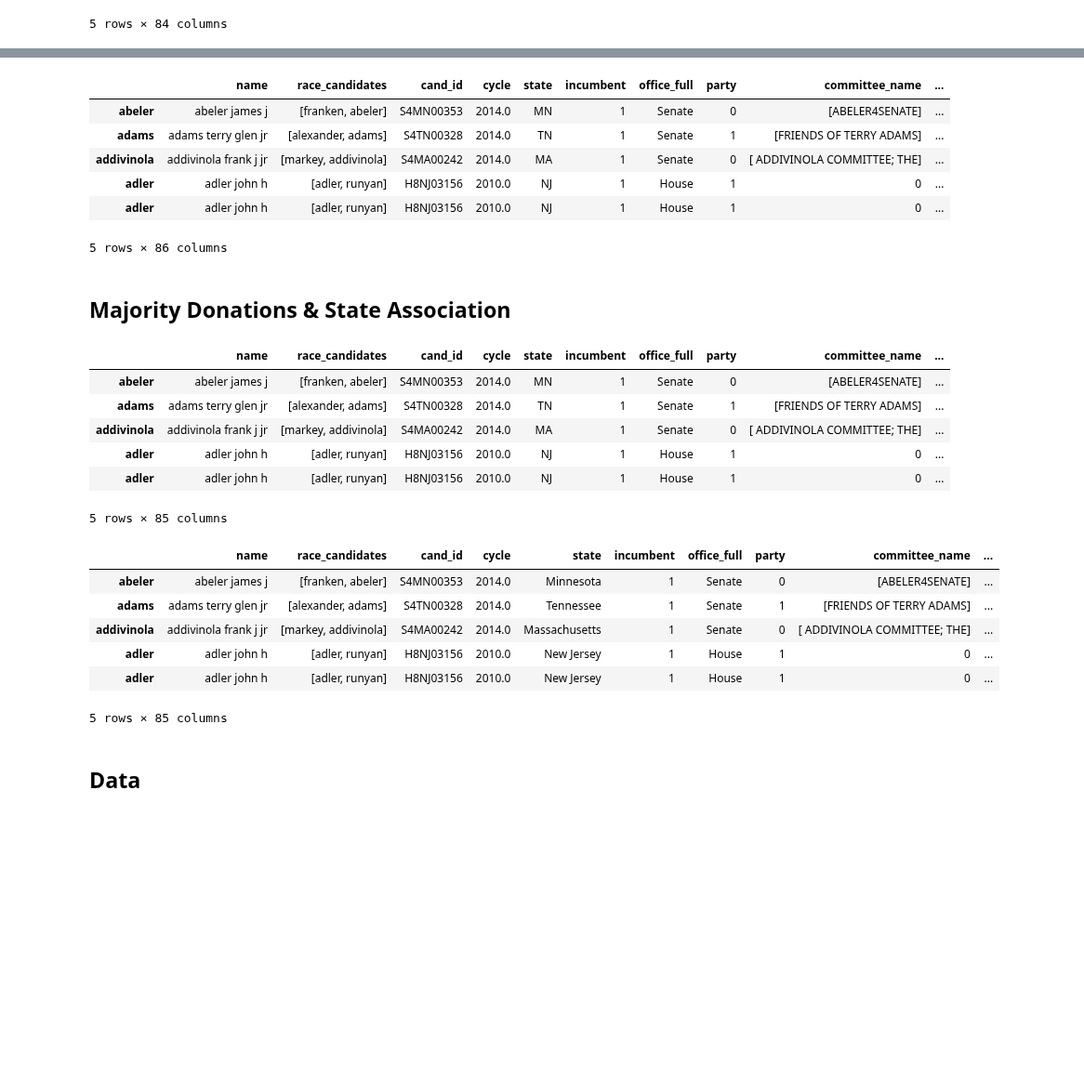
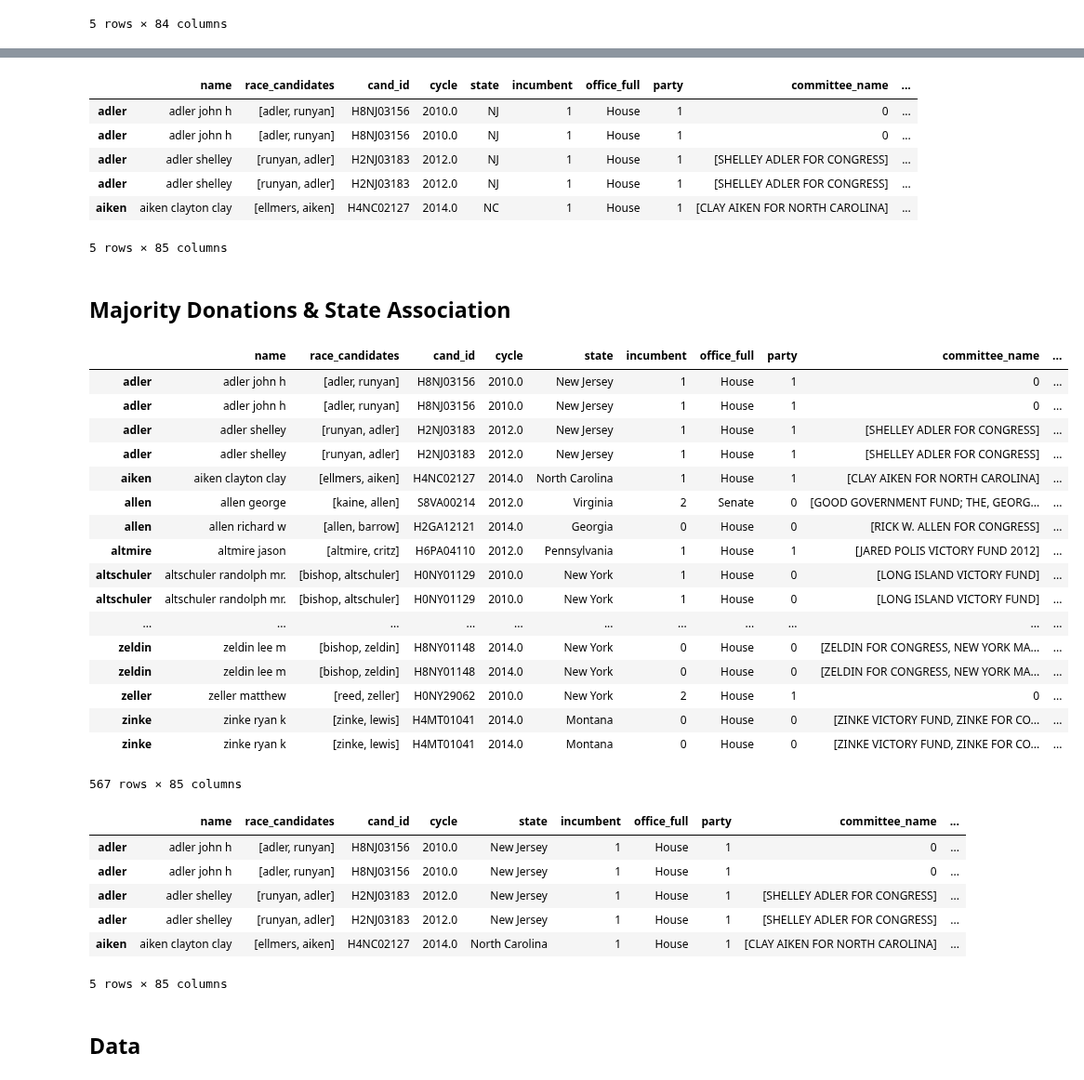
Before and after one commit to Nlorio/election-forecast, a Jupyter notebook: notebooks/3-modeling/FEC_poll_model.ipynb, the cells around one changed output, grey strips where cells are left out. Shown at 93% size. Cells and saved outputs as stored; diff of their text form; code cells hidden in the pictures; blank space fills up the shorter version.

```diff
--- a/notebooks/3-modeling/FEC_poll_model.ipynb
+++ b/notebooks/3-modeling/FEC_poll_model.ipynb
@@ -161,0 +174,8 @@ df = df.set_index('last_name').join(cand_poll_spread)
+# %%
+# Replace NAN spread values with the average. This may not be a good idea. We could just drop these rows. Open to alternatives.
+# average_spread = df.spread.mean()
+# spread = df.spread.fillna(average_spread)
+# df['spread'] = spread
+# df = df.drop(columns = ['year'])
+df = df[df.spread.notnull()]
+df.head()
@@ -163,30 +202,35 @@ df = df.set_index('last_name').join(cand_poll_spread)
 df.head()
 # %% [output]
 |  | name | race_candidates | cand_id | cycle | state | incumbent | office_full | party | committee_name | ... |
-| abeler | abeler james j | [franken, abeler] | S4MN00353 | 2014.0 | MN | 1 | Senate | 0 | [ABELER4SENATE] | ... |
-| adams | adams terry glen jr | [alexander, adams] | S4TN00328 | 2014.0 | TN | 1 | Senate | 1 | [FRIENDS OF TERRY ADAMS] | ... |
-| addivinola | addivinola frank j jr | [markey, addivinola] | S4MA00242 | 2014.0 | MA | 1 | Senate | 0 | [ ADDIVINOLA COMMITTEE; THE] | ... |
 | adler | adler john h | [adler, runyan] | H8NJ03156 | 2010.0 | NJ | 1 | House | 1 | 0 | ... |
 | adler | adler john h | [adler, runyan] | H8NJ03156 | 2010.0 | NJ | 1 | House | 1 | 0 | ... |
+| adler | adler shelley | [runyan, adler] | H2NJ03183 | 2012.0 | NJ | 1 | House | 1 | [SHELLEY ADLER FOR CONGRESS] | ... |
+| adler | adler shelley | [runyan, adler] | H2NJ03183 | 2012.0 | NJ | 1 | House | 1 | [SHELLEY ADLER FOR CONGRESS] | ... |
+| aiken | aiken clayton clay | [ellmers, aiken] | H4NC02127 | 2014.0 | NC | 1 | House | 1 | [CLAY AIKEN FOR NORTH CAROLINA] | ... |
-5 rows × 86 columns
+5 rows × 85 columns
-# %%
-# Replace NAN spread values with the average. This may not be a good idea. We could just drop these rows. Open to alternatives.
-average_spread = df.spread.mean()
-spread = df.spread.fillna(average_spread)
-df['spread'] = spread
-df = df.drop(columns = ['year'])
 # %% [markdown]
 ## Majority Donations & State Association
 # %%
-df.head()
+df
 # %% [output]
 |  | name | race_candidates | cand_id | cycle | state | incumbent | office_full | party | committee_name | ... |
-| abeler | abeler james j | [franken, abeler] | S4MN00353 | 2014.0 | MN | 1 | Senate | 0 | [ABELER4SENATE] | ... |
-| adams | adams terry glen jr | [alexander, adams] | S4TN00328 | 2014.0 | TN | 1 | Senate | 1 | [FRIENDS OF TERRY ADAMS] | ... |
-| addivinola | addivinola frank j jr | [markey, addivinola] | S4MA00242 | 2014.0 | MA | 1 | Senate | 0 | [ ADDIVINOLA COMMITTEE; THE] | ... |
-| adler | adler john h | [adler, runyan] | H8NJ03156 | 2010.0 | NJ | 1 | House | 1 | 0 | ... |
-| adler | adler john h | [adler, runyan] | H8NJ03156 | 2010.0 | NJ | 1 | House | 1 | 0 | ... |
+| adler | adler john h | [adler, runyan] | H8NJ03156 | 2010.0 | New Jersey | 1 | House | 1 | 0 | ... |
+| adler | adler john h | [adler, runyan] | H8NJ03156 | 2010.0 | New Jersey | 1 | House | 1 | 0 | ... |
+| adler | adler shelley | [runyan, adler] | H2NJ03183 | 2012.0 | New Jersey | 1 | House | 1 | [SHELLEY ADLER FOR CONGRESS] | ... |
+| adler | adler shelley | [runyan, adler] | H2NJ03183 | 2012.0 | New Jersey | 1 | House | 1 | [SHELLEY ADLER FOR CONGRESS] | ... |
+| aiken | aiken clayton clay | [ellmers, aiken] | H4NC02127 | 2014.0 | North Carolina | 1 | House | 1 | [CLAY AIKEN FOR NORTH CAROLINA] | ... |
+| allen | allen george | [kaine, allen] | S8VA00214 | 2012.0 | Virginia | 2 | Senate | 0 | [GOOD GOVERNMENT FUND; THE, GEORG... | ... |
+| allen | allen richard w | [allen, barrow] | H2GA12121 | 2014.0 | Georgia | 0 | House | 0 | [RICK W. ALLEN FOR CONGRESS] | ... |
+| altmire | altmire jason | [altmire, critz] | H6PA04110 | 2012.0 | Pennsylvania | 1 | House | 1 | [JARED POLIS VICTORY FUND 2012] | ... |
+| altschuler | altschuler randolph mr. | [bishop, altschuler] | H0NY01129 | 2010.0 | New York | 1 | House | 0 | [LONG ISLAND VICTORY FUND] | ... |
+| altschuler | altschuler randolph mr. | [bishop, altschuler] | H0NY01129 | 2010.0 | New York | 1 | House | 0 | [LONG ISLAND VICTORY FUND] | ... |
+| ... | ... | ... | ... | ... | ... | ... | ... | ... | ... | ... |
+| zeldin | zeldin lee m | [bishop, zeldin] | H8NY01148 | 2014.0 | New York | 0 | House | 0 | [ZELDIN FOR CONGRESS, NEW YORK MA... | ... |
+| zeldin | zeldin lee m | [bishop, zeldin] | H8NY01148 | 2014.0 | New York | 0 | House | 0 | [ZELDIN FOR CONGRESS, NEW YORK MA... | ... |
+| zeller | zeller matthew | [reed, zeller] | H0NY29062 | 2010.0 | New York | 2 | House | 1 | 0 | ... |
+| zinke | zinke ryan k | [zinke, lewis] | H4MT01041 | 2014.0 | Montana | 0 | House | 0 | [ZINKE VICTORY FUND, ZINKE FOR CO... | ... |
+| zinke | zinke ryan k | [zinke, lewis] | H4MT01041 | 2014.0 | Montana | 0 | House | 0 | [ZINKE VICTORY FUND, ZINKE FOR CO... | ... |
-5 rows × 85 columns
+567 rows × 85 columns
 # %%
 # Load in States and their abbreviations
 states = {
@@ -260,11 +304,11 @@ df['state'] = state_array
 df.head()
 # %% [output]
 |  | name | race_candidates | cand_id | cycle | state | incumbent | office_full | party | committee_name | ... |
-| abeler | abeler james j | [franken, abeler] | S4MN00353 | 2014.0 | Minnesota | 1 | Senate | 0 | [ABELER4SENATE] | ... |
-| adams | adams terry glen jr | [alexander, adams] | S4TN00328 | 2014.0 | Tennessee | 1 | Senate | 1 | [FRIENDS OF TERRY ADAMS] | ... |
-| addivinola | addivinola frank j jr | [markey, addivinola] | S4MA00242 | 2014.0 | Massachusetts | 1 | Senate | 0 | [ ADDIVINOLA COMMITTEE; THE] | ... |
 | adler | adler john h | [adler, runyan] | H8NJ03156 | 2010.0 | New Jersey | 1 | House | 1 | 0 | ... |
 | adler | adler john h | [adler, runyan] | H8NJ03156 | 2010.0 | New Jersey | 1 | House | 1 | 0 | ... |
+| adler | adler shelley | [runyan, adler] | H2NJ03183 | 2012.0 | New Jersey | 1 | House | 1 | [SHELLEY ADLER FOR CONGRESS] | ... |
+| adler | adler shelley | [runyan, adler] | H2NJ03183 | 2012.0 | New Jersey | 1 | House | 1 | [SHELLEY ADLER FOR CONGRESS] | ... |
+| aiken | aiken clayton clay | [ellmers, aiken] | H4NC02127 | 2014.0 | North Carolina | 1 | House | 1 | [CLAY AIKEN FOR NORTH CAROLINA] | ... |
 5 rows × 85 columns
 # %% [markdown]
 ## Data
```
Also changed, not shown: parts of 4 cells of this notebook, 2 other files.
